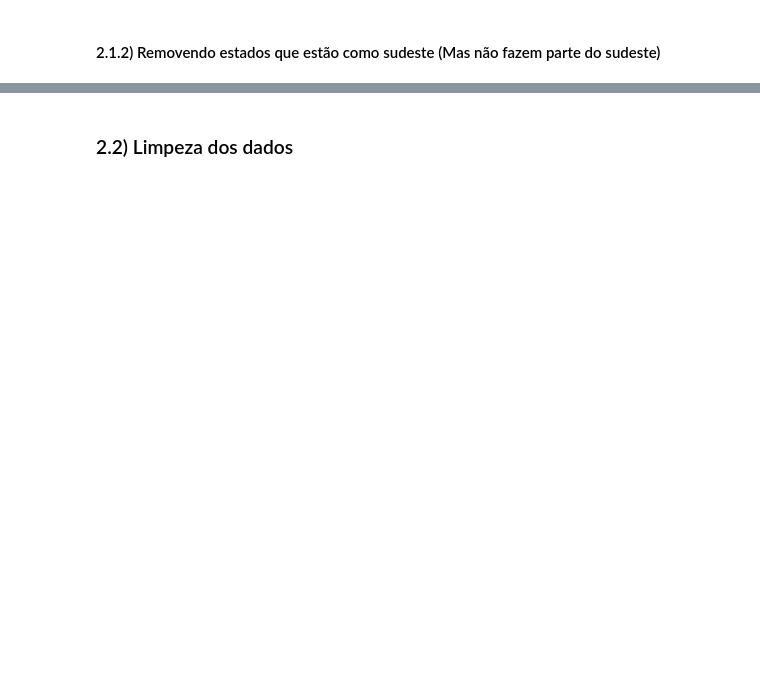
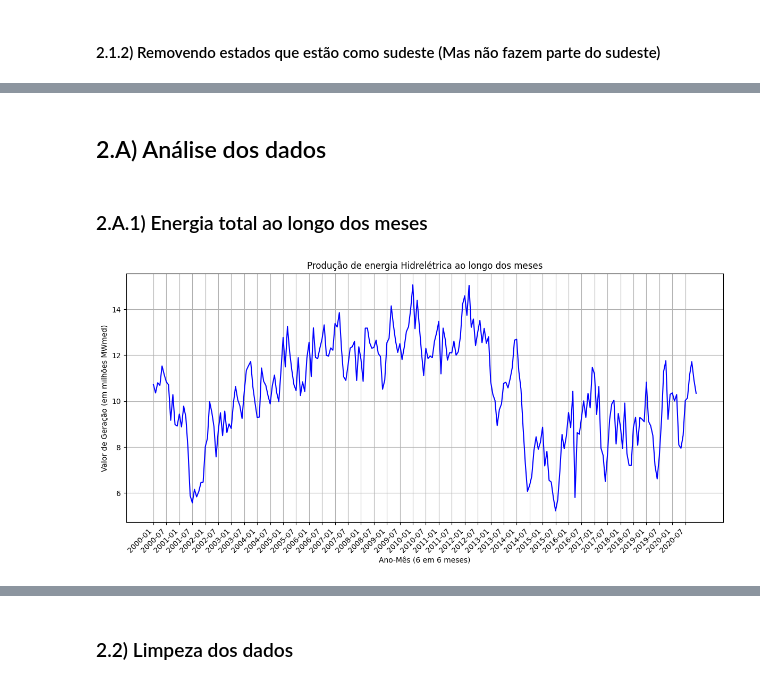
Before and after one commit to Ktzani/brazil-energy-prediction, a Jupyter notebook: app/predict-model.ipynb, the cells around one changed output, grey strips where cells are left out. Saved outputs shown, nothing was run; the diff lists cells and outputs as text; code cells hidden in the pictures; blank space fills up the shorter version.

```diff
--- a/app/predict-model.ipynb
+++ b/app/predict-model.ipynb
@@ -135,0 +248,10 @@ def remove_states_from_sudeste(dataframes: list[pd.DataFrame]) -> list[pd.DataFr
+# %%
+def groupby_month(concat_dataframe: pd.DataFrame) -> pd.DataFrame:
+    df = concat_dataframe
+    # Criar coluna 'ano-mes' baseada na coluna 'din_instante'
+    df['ano-mes'] = df['din_instante'].dt.to_period('M')
+
+    # Agrupar por 'ano-mes' e 'estado', somando 'val_geracao'
+    df_agrupado = df.groupby(['ano-mes'])['val_geracao'].sum().reset_index()
+
+    return df_agrupado
@@ -147,3 +285,0 @@ def groupby_day():
-# %%
-def groupby_month():
-    print("groupby_month")
@@ -186,0 +286,4 @@ memory usage: 19.1+ MB
+# %%
+# Agrupar por mês
+data_groupby_month = groupby_month(select_data_concat)
+display(data_groupby_month.head(10))
@@ -186,0 +348,31 @@ memory usage: 19.1+ MB
+# %% [markdown]
+## 2.A) Análise dos dados
+# %% [markdown]
+### 2.A.1) Energia total ao longo dos meses
+# %%
+def plot_data_groupby_month(data_groupby_month: pd.DataFrame):
+    # Configurar o tamanho do gráfico
+    plt.figure(figsize=(12, 6))
+
+    # Extrair dados do DataFrame
+    anos_meses = data_groupby_month['ano-mes'].astype(str)
+    val_geracao = data_groupby_month['val_geracao'] / 1e6
+
+
+    plt.plot(anos_meses, val_geracao, linestyle='-', color='b')
+
+    plt.title('Produção de energia Hidrelétrica ao longo dos meses')
+    plt.xlabel('Ano-Mês (6 em 6 meses)')
+    plt.ylabel('Valor de Geração (em milhões MWmed)')
+
+    plt.xticks(rotation=45, ha='right')
+
+    plt.xticks(anos_meses[::6])
+
+    plt.tight_layout()
+    plt.grid(True)
+    plt.show()
+# %%
+plot_data_groupby_month(data_groupby_month)
+# %% [output]
+[figure, added]
```
Also changed, not shown: parts of 87 cells of this notebook, 1 other file.
